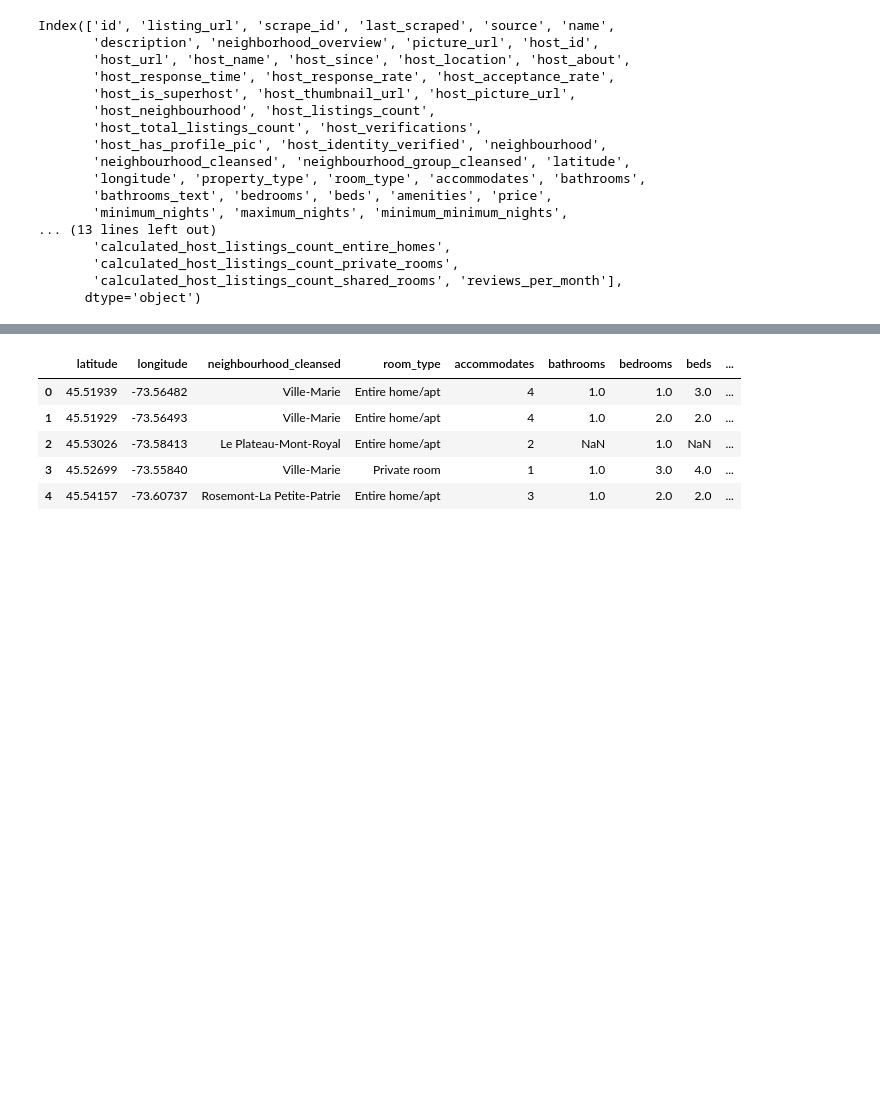
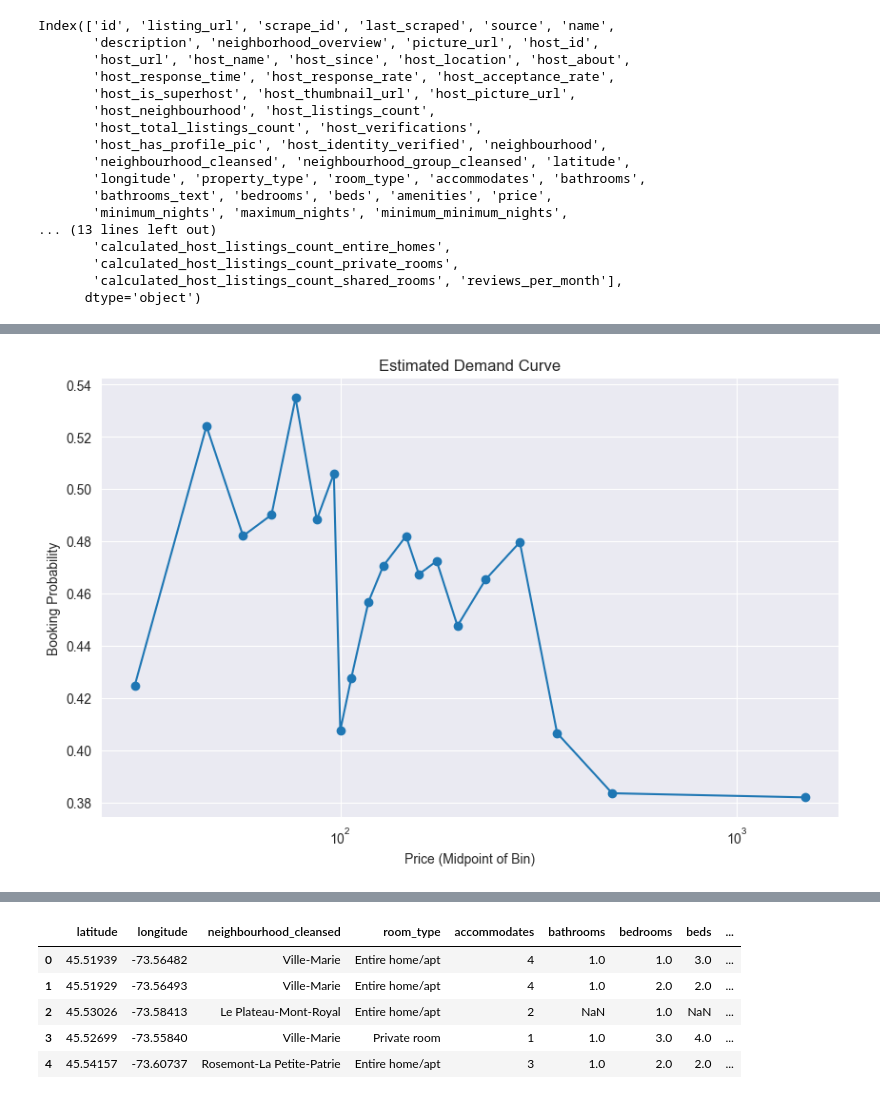
Before and after one commit to pity-piggy/bnb, a Jupyter notebook: bnb_repo/notebooks/airbnb.ipynb, the cells around one changed output, grey strips where cells are left out. Saved outputs shown, nothing was run; the diff lists cells and outputs as text; code cells hidden in the pictures; blank space fills up the shorter version.

```diff
--- a/bnb_repo/notebooks/airbnb.ipynb
+++ b/bnb_repo/notebooks/airbnb.ipynb
@@ -104,0 +195,13 @@ df = df[selected_columns].copy()
+# %%
+import matplotlib.pyplot as plt
+
+plt.figure(figsize=(10, 6))
+plt.plot(midpoints_actual_price, booking_prob.values, marker='o')
+plt.xlabel("Price (Midpoint of Bin)")
+plt.ylabel("Booking Probability")
+plt.title("Estimated Demand Curve")
+plt.grid(True)
+plt.xscale("log")  # Optional: for better spread
+plt.show()
+# %% [output]
+[figure, added]
```
Also changed, not shown: parts of 22 cells of this notebook, 1 other file.
